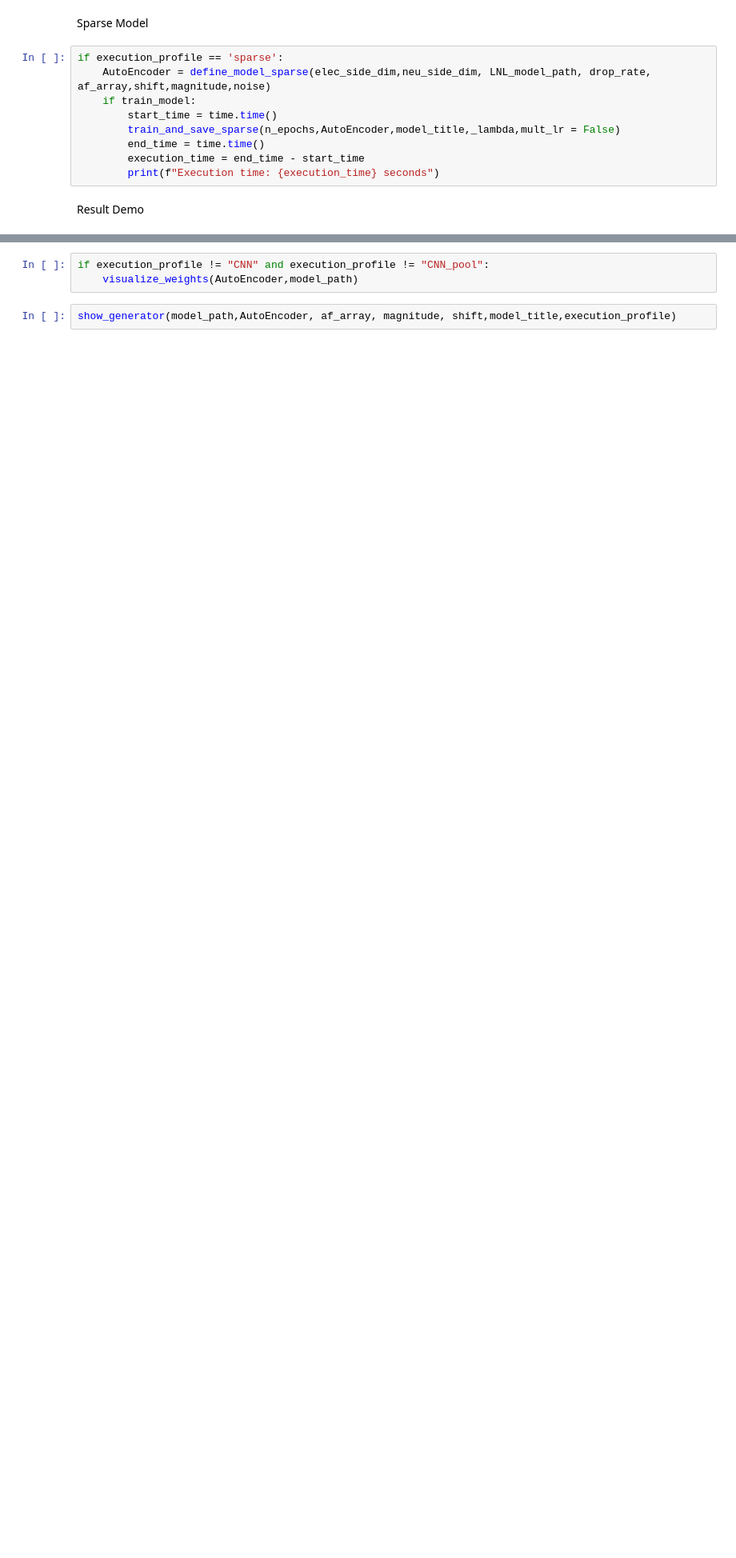
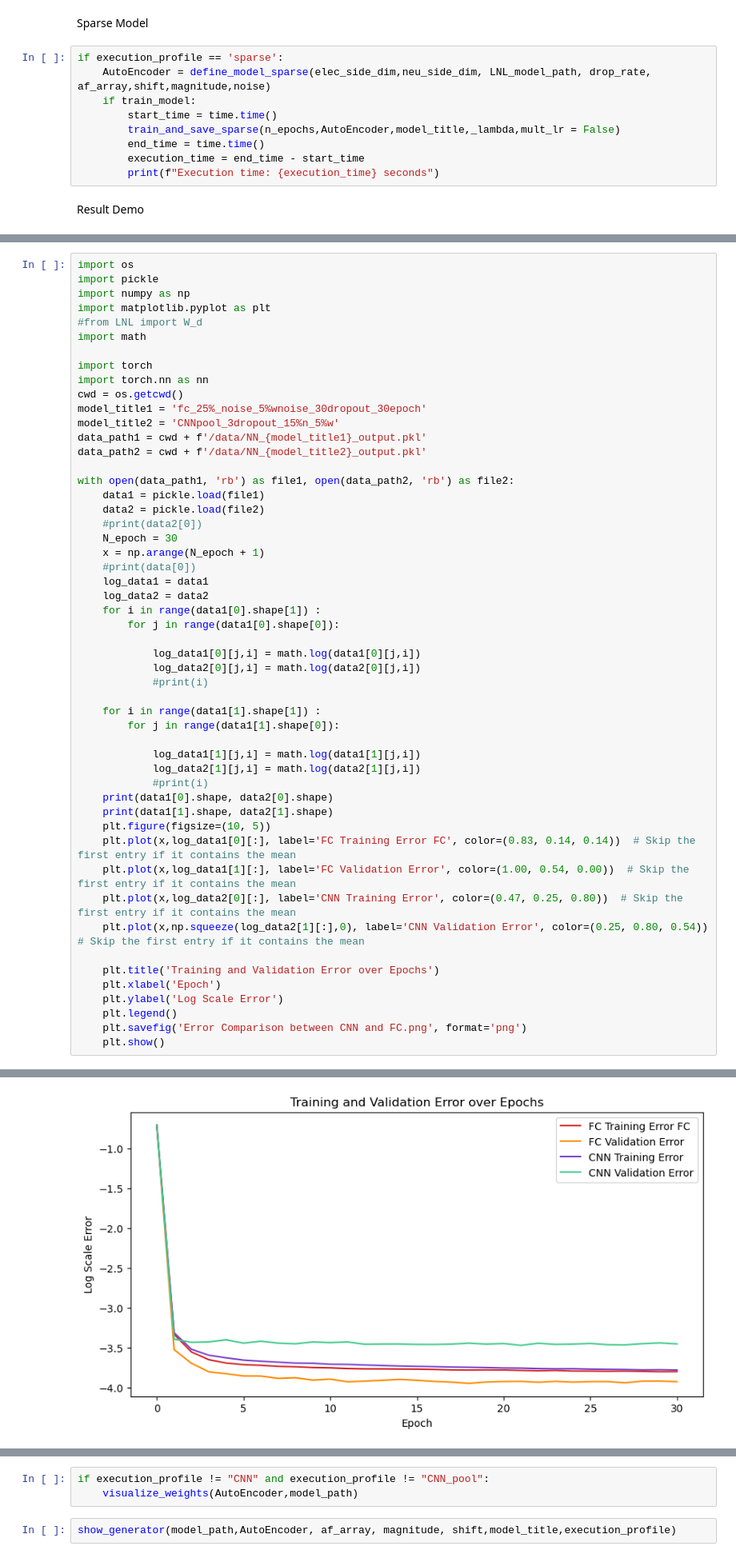
Before and after one commit to Ayacolyte/Capstone-Project, a Jupyter notebook: master_script.ipynb, the cells around one changed output, grey strips where cells are left out. Shown at 80% size. Saved outputs shown, nothing was run; the diff lists cells and outputs as text; blank space fills up the shorter version.

```diff
--- a/master_script.ipynb
+++ b/master_script.ipynb
@@ -187,0 +212,53 @@ comp_error(data_path,model_title)
+# %%
+import os
+import pickle
+import numpy as np
+import matplotlib.pyplot as plt
+#from LNL import W_d
+import math
+
+import torch
+import torch.nn as nn
+cwd = os.getcwd()
+model_title1 = 'fc_25%_noise_5%wnoise_30dropout_30epoch'
+model_title2 = 'CNNpool_3dropout_15%n_5%w'
+data_path1 = cwd + f'/data/NN_{model_title1}_output.pkl'
+data_path2 = cwd + f'/data/NN_{model_title2}_output.pkl'
+
+with open(data_path1, 'rb') as file1, open(data_path2, 'rb') as file2:
+    data1 = pickle.load(file1)
+    data2 = pickle.load(file2)
+    #print(data2[0])
+    N_epoch = 30
+    x = np.arange(N_epoch + 1)
+    #print(data[0])
+    log_data1 = data1
+    log_data2 = data2
+    for i in range(data1[0].shape[1]) :
+        for j in range(data1[0].shape[0]):
+
+            log_data1[0][j,i] = math.log(data1[0][j,i])
+            log_data2[0][j,i] = math.log(data2[0][j,i])
+            #print(i)
+
+    for i in range(data1[1].shape[1]) :
+        for j in range(data1[1].shape[0]):
+
+            log_data1[1][j,i] = math.log(data1[1][j,i])
+            log_data2[1][j,i] = math.log(data2[1][j,i])
+            #print(i)
+    print(data1[0].shape, data2[0].shape)
+    print(data1[1].shape, data2[1].shape)
+    plt.figure(figsize=(10, 5))
+    plt.plot(x,log_data1[0][:], label='FC Training Error FC', color=(0.83, 0.14, 0.14))  # Skip the first entry if it contains the mean
+    plt.plot(x,log_data1[1][:], label='FC Validation Error', color=(1.00, 0.54, 0.00))  # Skip the first entry if it contains the mean
+    plt.plot(x,log_data2[0][:], label='CNN Training Error', color=(0.47, 0.25, 0.80))  # Skip the first entry if it contains the mean
+    plt.plot(x,np.squeeze(log_data2[1][:],0), label='CNN Validation Error', color=(0.25, 0.80, 0.54))  # Skip the first entry if it contains the mean
+
+    plt.title('Training and Validation Error over Epochs')
+    plt.xlabel('Epoch')
+    plt.ylabel('Log Scale Error')
+    plt.legend()
+    plt.savefig('Error Comparison between CNN and FC.png', format='png')
+    plt.show()
+# %% [output]
@@ -188,3 +267,4 @@ comp_error(data_path,model_title)
+[figure, added]
 # %%
 # import math
 # import matplotlib.pyplot as plt
```
Also changed, not shown: parts of 9 cells of this notebook, 38 other files.
